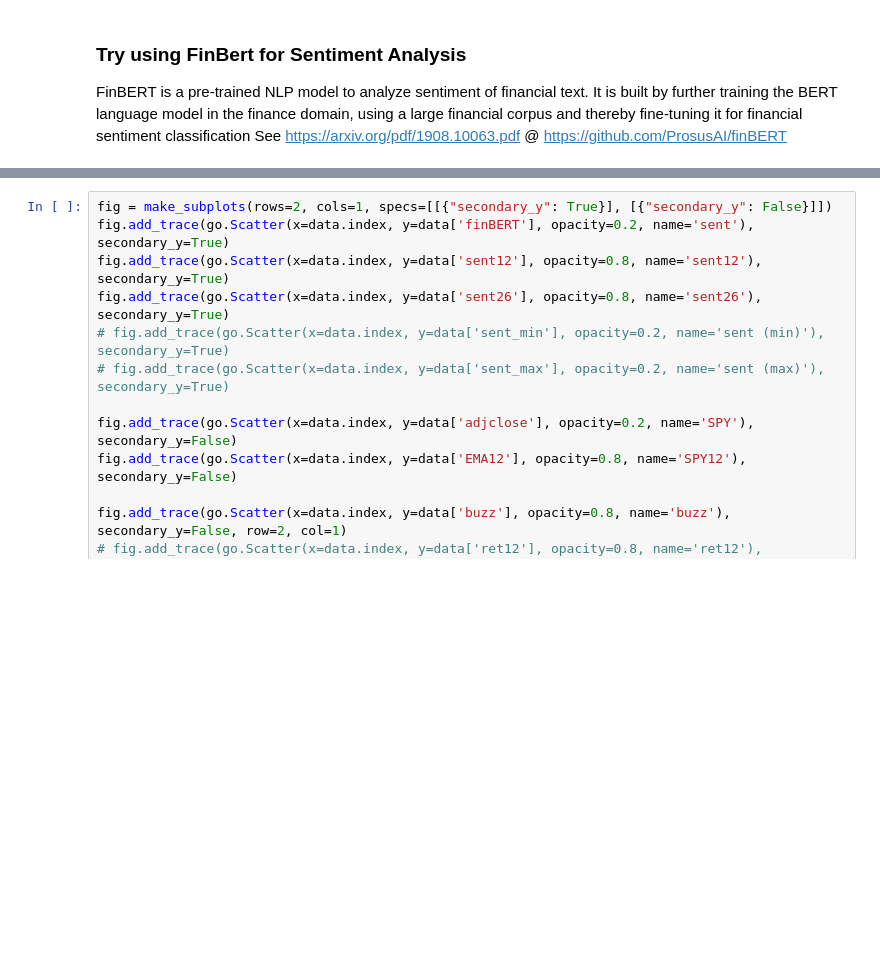
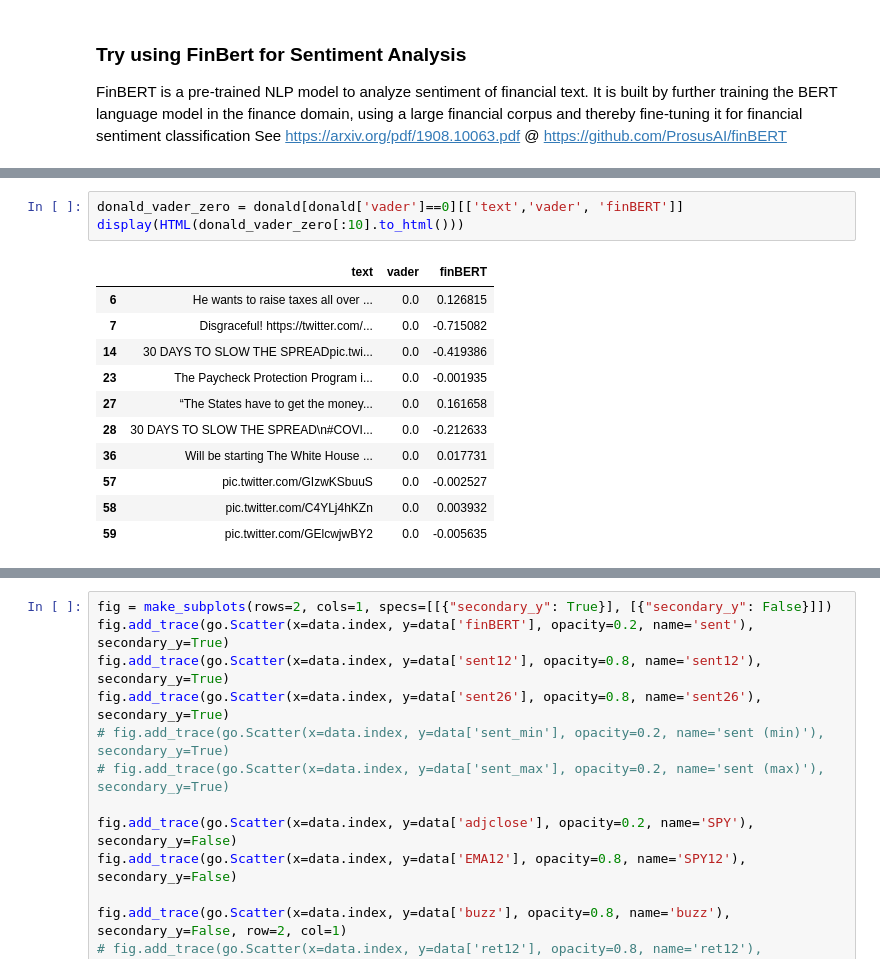
Before and after one commit to eleow/roboadvisorSystem, a Jupyter notebook: SystemCode/backend/notebooks/Sentiments.ipynb, the cells around one changed output, grey strips where cells are left out. Cells and saved outputs as stored; diff of their text form; blank space fills up the shorter version.

```diff
--- a/SystemCode/backend/notebooks/Sentiments.ipynb
+++ b/SystemCode/backend/notebooks/Sentiments.ipynb
@@ -252,0 +272,15 @@ predict(text[0:20], model, write_to_csv=False, path='')
+# %%
+donald_vader_zero = donald[donald['vader']==0][['text','vader', 'finBERT']]
+display(HTML(donald_vader_zero[:10].to_html()))
+# %% [output]
+|  | text | vader | finBERT |
+| 6 | He wants to raise taxes all over ... | 0.0 | 0.126815 |
+| 7 | Disgraceful! https://twitter.com/... | 0.0 | -0.715082 |
+| 14 | 30 DAYS TO SLOW THE SPREADpic.twi... | 0.0 | -0.419386 |
+| 23 | The Paycheck Protection Program i... | 0.0 | -0.001935 |
+| 27 | “The States have to get the money... | 0.0 | 0.161658 |
+| 28 | 30 DAYS TO SLOW THE SPREAD\n#COVI... | 0.0 | -0.212633 |
+| 36 | Will be starting The White House ... | 0.0 | 0.017731 |
+| 57 | pic.twitter.com/GIzwKSbuuS | 0.0 | -0.002527 |
+| 58 | pic.twitter.com/C4YLj4hKZn | 0.0 | 0.003932 |
+| 59 | pic.twitter.com/GElcwjwBY2 | 0.0 | -0.005635 |
```
Also changed, not shown: parts of 45 cells of this notebook.
